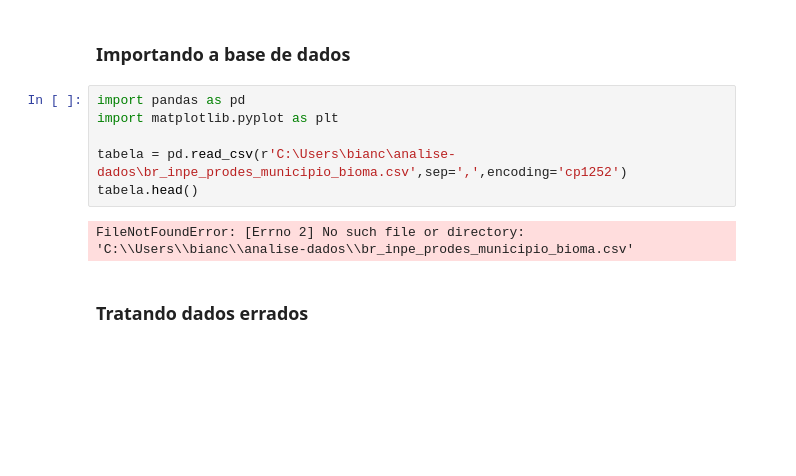
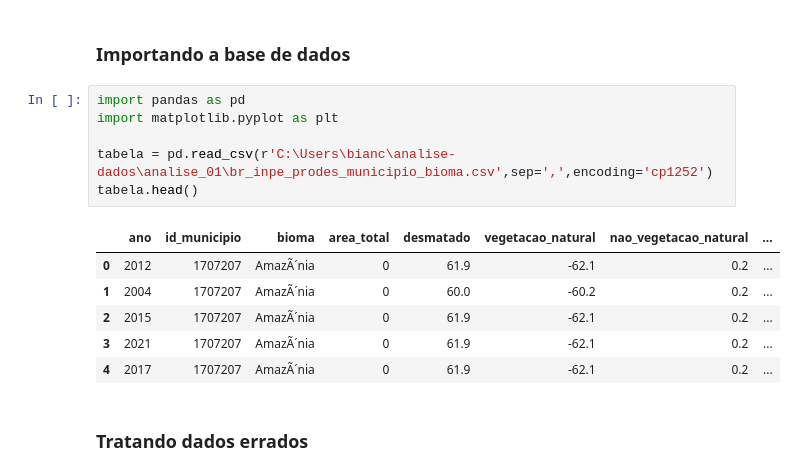
Before and after one commit to biabatista021/analise_01, a Jupyter notebook: projeto1.ipynb, the cells around one changed output. Drawn from its saved outputs; the diff is of its cells as text; blank space fills up the shorter version.

```diff
--- a/projeto1.ipynb
+++ b/projeto1.ipynb
@@ -13,11 +13,16 @@ pip install matplotlib
 # %%
 import pandas as pd
 import matplotlib.pyplot as plt
 
-tabela = pd.read_csv(r'C:\Users\bianc\analise-dados\br_inpe_prodes_municipio_bioma.csv',sep=',',encoding='cp1252')
+tabela = pd.read_csv(r'C:\Users\bianc\analise-dados\analise_01\br_inpe_prodes_municipio_bioma.csv',sep=',',encoding='cp1252')
 tabela.head()
 # %% [output]
-FileNotFoundError: [Errno 2] No such file or directory: 'C:\\Users\\bianc\\analise-dados\\br_inpe_prodes_municipio_bioma.csv'
+|  | ano | id_municipio | bioma | area_total | desmatado | vegetacao_natural | nao_vegetacao_natural | ... |
+| 0 | 2012 | 1707207 | AmazÃ´nia | 0 | 61.9 | -62.1 | 0.2 | ... |
+| 1 | 2004 | 1707207 | AmazÃ´nia | 0 | 60.0 | -60.2 | 0.2 | ... |
+| 2 | 2015 | 1707207 | AmazÃ´nia | 0 | 61.9 | -62.1 | 0.2 | ... |
+| 3 | 2021 | 1707207 | AmazÃ´nia | 0 | 61.9 | -62.1 | 0.2 | ... |
+| 4 | 2017 | 1707207 | AmazÃ´nia | 0 | 61.9 | -62.1 | 0.2 | ... |
 # %% [markdown]
 <h3> Tratando dados errados
 # %%
```
